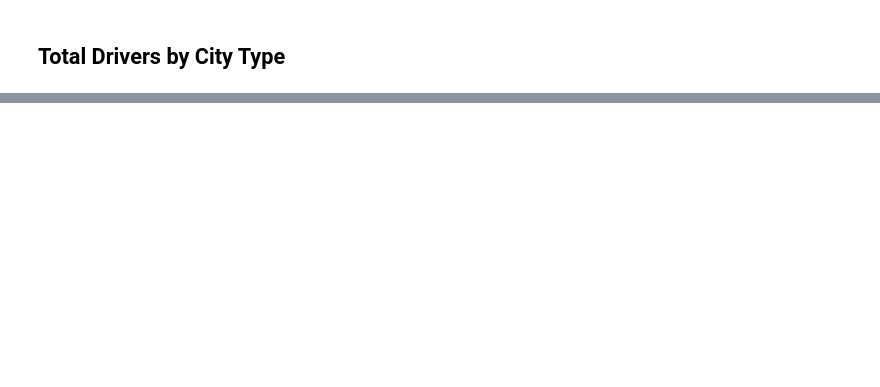
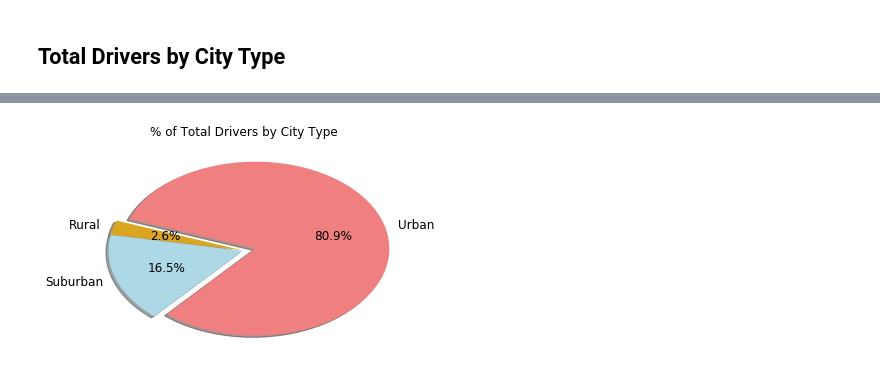
Before and after one commit to reedkm/matplotlib-pyber, a Jupyter notebook: pyber_starter_Kreed.ipynb, the cells around one changed output, grey strips where cells are left out. Saved outputs shown, nothing was run; the diff lists cells and outputs as text; code cells hidden in the pictures; blank space fills up the shorter version.

```diff
--- a/pyber_starter_Kreed.ipynb
+++ b/pyber_starter_Kreed.ipynb
@@ -120,0 +153,10 @@ plt.show()
+# %%
+# Build Pie Chart
+driver_group.plot(kind='pie', y = 'percentageDrivers', autopct='%1.1f%%', explode = explode, colors=colors, startangle=160, shadow=True, labels=driver_group['type'], legend = False, fontsize=12)
+plt.title("% of Total Drivers by City Type")
+plt.axis('off')
+
+# Save Figure
+plt.savefig("pyber_percent_drivers.png")
+# %% [output]
+[figure, added]
```
Also changed, not shown: parts of 19 cells of this notebook, 4 other files.
